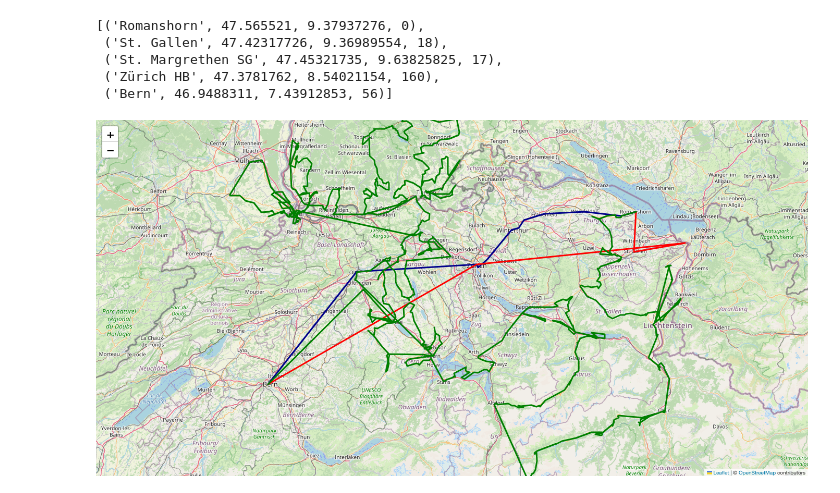
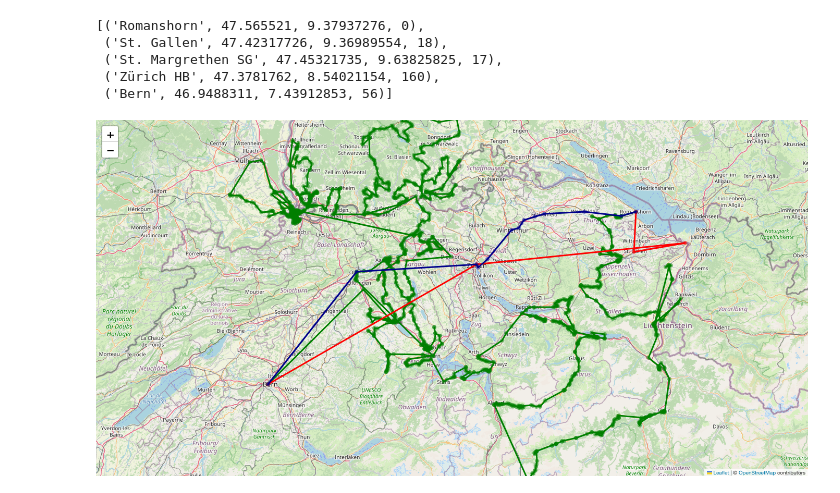
Before and after one commit to tkilla77/ksr_talenta_graphs, a Jupyter notebook: sbb.ipynb, the cells around one changed output. Saved outputs shown, nothing was run; the diff lists cells and outputs as text; code cells hidden in the pictures.

Commit message:
add markers

```diff
--- a/sbb.ipynb
+++ b/sbb.ipynb
@@ -93,24 +93,46 @@ list(read_stops('Romanshorn', 'Bern', graphs.find_path_bfs))
 # %%
 #%pip install folium geopandas pillow selenium
 import folium
 import folium.features
 import geopandas as gpd
 
+
+def drawPath(map, path, tooltip, color):
+    path = list(path) # reify generator
+    line = folium.features.PolyLine([(info[1], info[2]) for info in path], tooltip=tooltip, color=color).add_to(map)
+    map.fit_bounds(line.get_bounds())
+    for info in path:
+        folium.CircleMarker(
+            location=[info[1], info[2]],
+            radius=4,
+            color=color,
+            stroke=False,
+            fill=True,
+            fill_opacity=0.5,
+            opacity=1,
+            popup=info[0],
+            tooltip=info[0]
+        ).add_to(map)
+
+
 map = folium.Map()
 
-dijkstra_path = folium.features.PolyLine([(info[1], info[2]) for info in read_stops('Romanshorn', 'Bern', graphs.shortest_path)], tooltip="Dijkstra", color="darkblue").add_to(map)
-bfs_path = folium.features.PolyLine([(info[1], info[2]) for info in read_stops('Romanshorn', 'Bern', graphs.find_path_bfs)], tooltip="BFS", color="red").add_to(map)
-dfs_path = folium.features.PolyLine([(info[1], info[2]) for info in read_stops('Romanshorn', 'Bern', graphs.find_path_dfs)], tooltip="DFS", color="green").add_to(map)
-map.fit_bounds(dijkstra_path.get_bounds())
+origin = 'Romanshorn'
+destination = 'Bern'
+drawPath(map, read_stops(origin, destination, graphs.find_path_dfs), "DFS", "green")
+drawPath(map, read_stops(origin, destination, graphs.find_path_bfs), "BFS", "red")
+drawPath(map, read_stops(origin, destination, graphs.shortest_path), "Dijkstra", "darkblue")
+
+# map
 
 # Export to still image in order for github to render.
 # Folium interactive content cannot be rendered on github.
 import io
 from PIL import Image
 
 img_data = map._to_png(5)
 img = Image.open(io.BytesIO(img_data))
 #img.save('image.png')
 img
 # %% [output]
-[figure, old version]
+[figure, new version]
```
